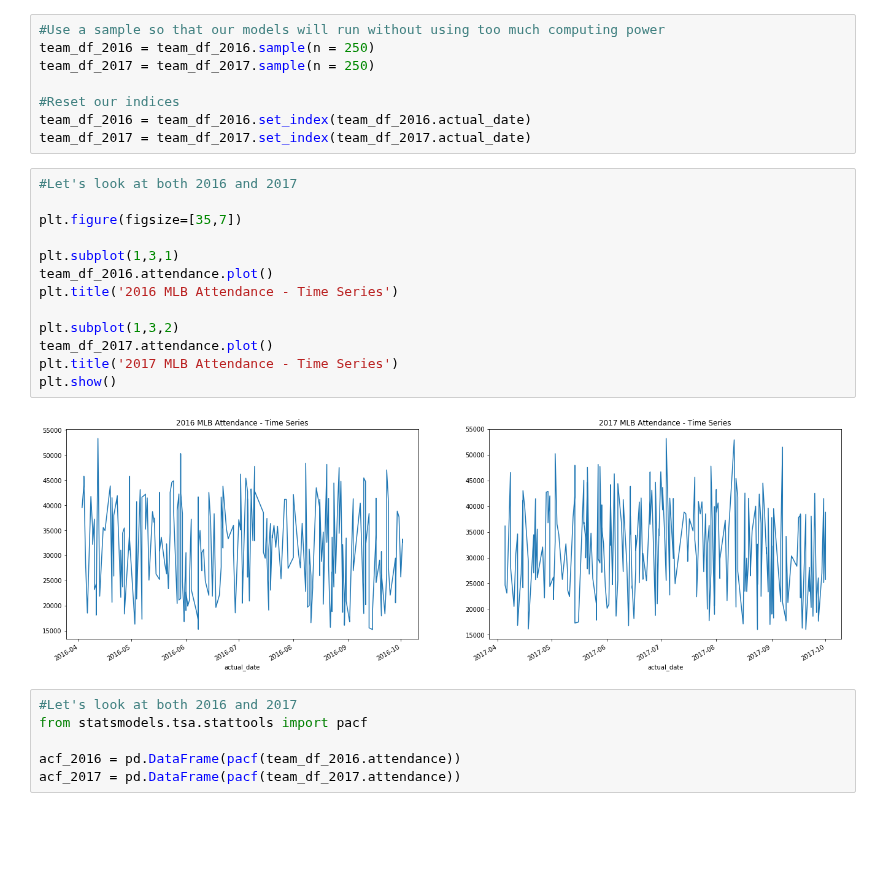
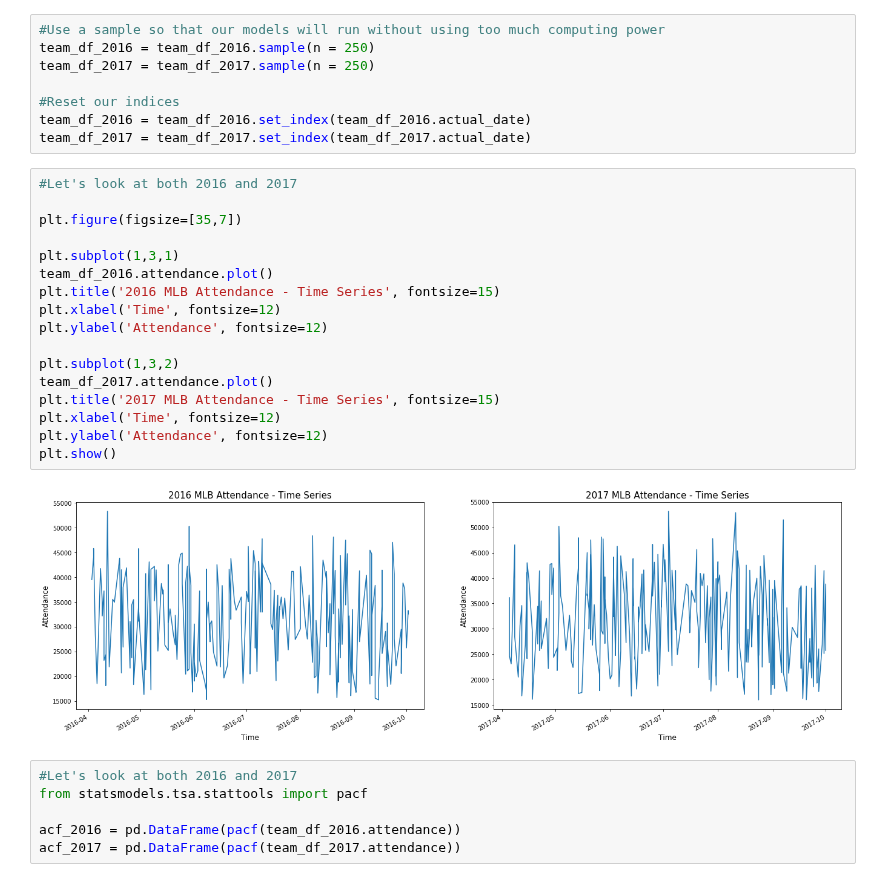
Before and after one commit to str007/Thinkful, a Jupyter notebook: Final_Capstone.ipynb, the cells around one changed output. Saved outputs shown, nothing was run; the diff lists cells and outputs as text; blank space fills up the shorter version.

```diff
--- a/Final_Capstone.ipynb
+++ b/Final_Capstone.ipynb
@@ -1298,18 +1298,22 @@ team_df_2017 = team_df_2017.set_index(team_df_2017.actual_date)
 # %%
 #Let's look at both 2016 and 2017
 
 plt.figure(figsize=[35,7])
 
 plt.subplot(1,3,1)
 team_df_2016.attendance.plot()
-plt.title('2016 MLB Attendance - Time Series')
+plt.title('2016 MLB Attendance - Time Series', fontsize=15)
+plt.xlabel('Time', fontsize=12)
+plt.ylabel('Attendance', fontsize=12)
 
 plt.subplot(1,3,2)
 team_df_2017.attendance.plot()
-plt.title('2017 MLB Attendance - Time Series')
+plt.title('2017 MLB Attendance - Time Series', fontsize=15)
+plt.xlabel('Time', fontsize=12)
+plt.ylabel('Attendance', fontsize=12)
 plt.show()
 # %% [output]
-[figure, old version]
+[figure, new version]
 # %%
 #Let's look at both 2016 and 2017
 from statsmodels.tsa.stattools import pacf
```
Also changed, not shown: parts of 18 cells of this notebook.
